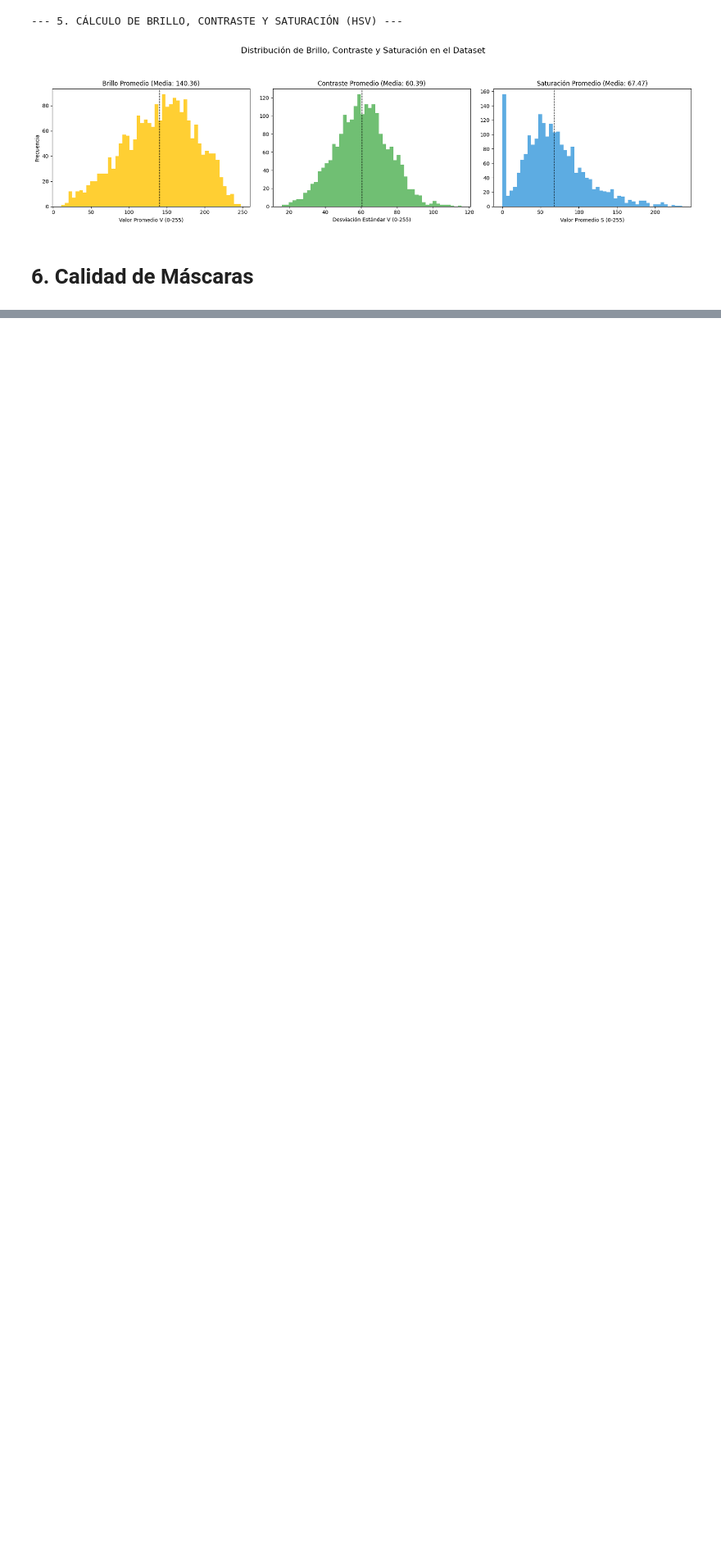
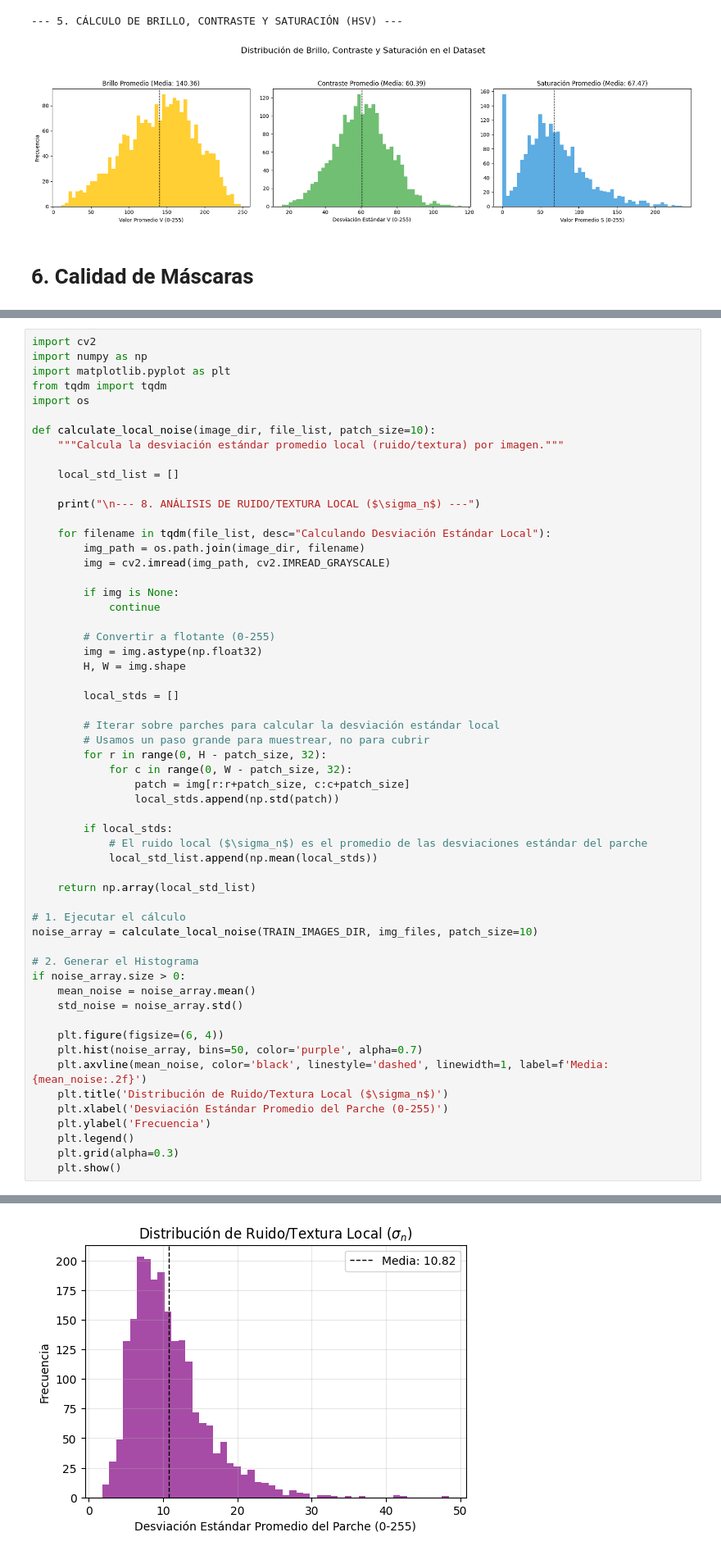
Before and after one commit to kidnixt/u-net-segmentation, a Jupyter notebook: EDA.ipynb, the cells around one changed output, grey strips where cells are left out. Shown at 82% size. Cells and saved outputs as stored; diff of their text form; blank space fills up the shorter version.

```diff
--- a/EDA.ipynb
+++ b/EDA.ipynb
@@ -638,0 +648,58 @@ La evaluación de rendimiento será válida.
+# %%
+import cv2
+import numpy as np
+import matplotlib.pyplot as plt
+from tqdm import tqdm
+import os
+
+def calculate_local_noise(image_dir, file_list, patch_size=10):
+    """Calcula la desviación estándar promedio local (ruido/textura) por imagen."""
+
+    local_std_list = []
+
+    print("\n--- 8. ANÁLISIS DE RUIDO/TEXTURA LOCAL ($\sigma_n$) ---")
+
+    for filename in tqdm(file_list, desc="Calculando Desviación Estándar Local"):
+        img_path = os.path.join(image_dir, filename)
+        img = cv2.imread(img_path, cv2.IMREAD_GRAYSCALE)
+
+        if img is None:
+            continue
+
+        # Convertir a flotante (0-255)
+        img = img.astype(np.float32)
+        H, W = img.shape
+
+        local_stds = []
+
+        # Iterar sobre parches para calcular la desviación estándar local
+        # Usamos un paso grande para muestrear, no para cubrir
+        for r in range(0, H - patch_size, 32):
+            for c in range(0, W - patch_size, 32):
+                patch = img[r:r+patch_size, c:c+patch_size]
+                local_stds.append(np.std(patch))
+
+        if local_stds:
+            # El ruido local ($\sigma_n$) es el promedio de las desviaciones estándar del parche
+            local_std_list.append(np.mean(local_stds))
+
+    return np.array(local_std_list)
+
+# 1. Ejecutar el cálculo
+noise_array = calculate_local_noise(TRAIN_IMAGES_DIR, img_files, patch_size=10)
+
+# 2. Generar el Histograma
+if noise_array.size > 0:
+    mean_noise = noise_array.mean()
+    std_noise = noise_array.std()
+
+    plt.figure(figsize=(6, 4))
+    plt.hist(noise_array, bins=50, color='purple', alpha=0.7)
+    plt.axvline(mean_noise, color='black', linestyle='dashed', linewidth=1, label=f'Media: {mean_noise:.2f}')
+    plt.title('Distribución de Ruido/Textura Local ($\sigma_n$)')
+    plt.xlabel('Desviación Estándar Promedio del Parche (0-255)')
+    plt.ylabel('Frecuencia')
+    plt.legend()
+    plt.grid(alpha=0.3)
+    plt.show()
+# %% [output]
@@ -638,0 +707 @@ La evaluación de rendimiento será válida.
+[figure, added]
```
Also changed, not shown: parts of 17 cells of this notebook, 2 other files.
